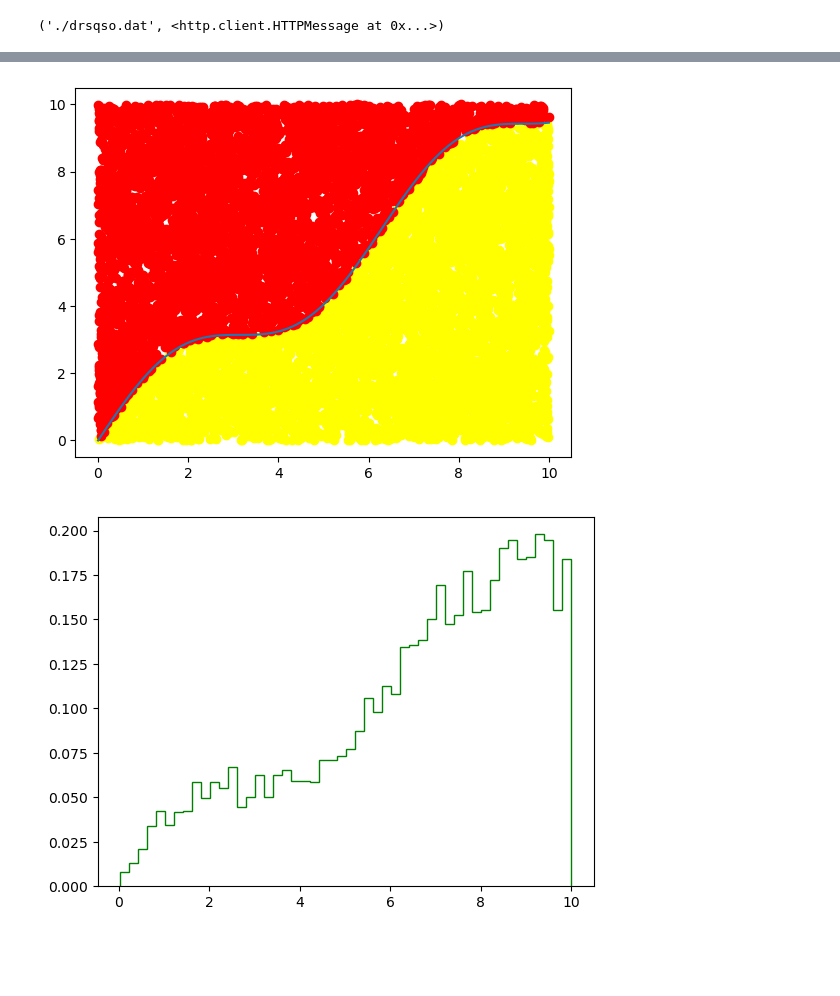
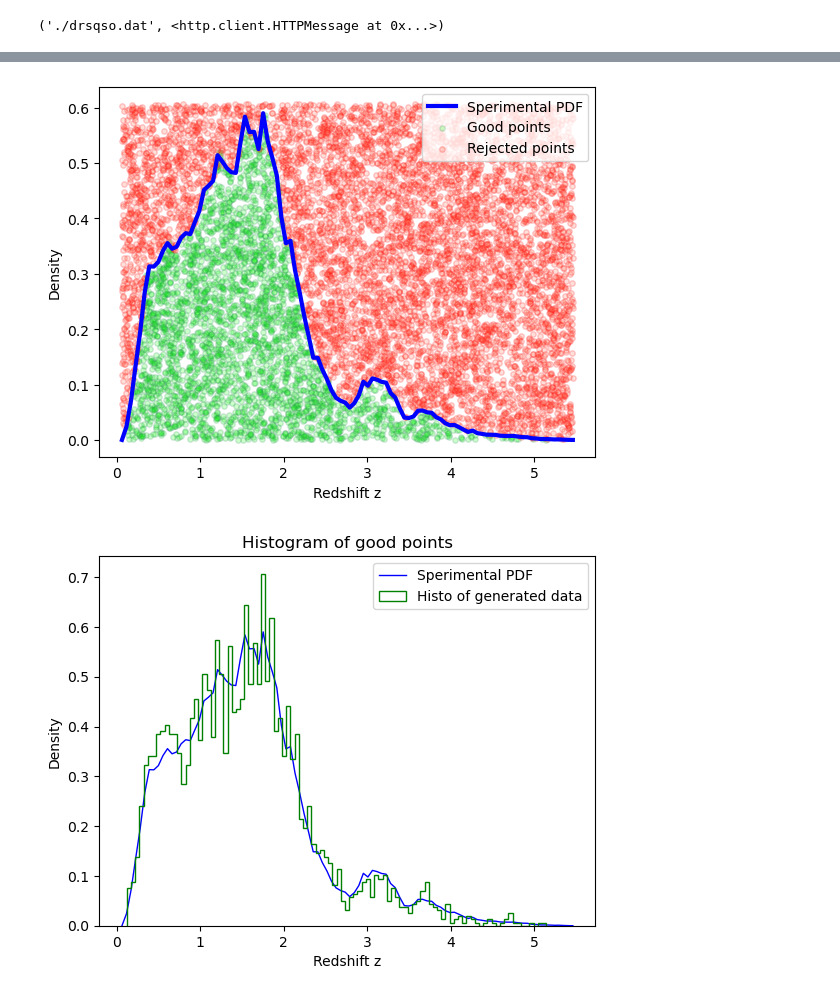
Before and after one commit to anna-tresoldi/astrostatistics_bicocca_2026, a Jupyter notebook: working/L04_quasars.ipynb, the cells around one changed output, grey strips where cells are left out. Drawn from its saved outputs; the diff is of its cells as text; code cells hidden in the pictures; blank space fills up the shorter version.

```diff
--- a/working/L04_quasars.ipynb
+++ b/working/L04_quasars.ipynb
@@ -78,26 +78,29 @@ KeyboardInterrupt:
-# %%
-f = lambda x: x+np.sin(x)  # pause and look at how great lambda functions are!
-
-N=10000
-
-xg = np.linspace(0,10,100)
-
-plt.plot(xg,f(xg))
-
-
-ymax = 10
-x = np.random.uniform(0,10,N)
-y = np.random.uniform(0,ymax,N)
-
-
-plt.scatter(x[y<f(x)],y[y<f(x)],c='yellow')
-plt.scatter(x[y>f(x)],y[y>f(x)],c='red')
-
-plt.show()
-goodpoints = x[y<f(x)]
-
-
-plt.hist(goodpoints,bins=50,density=True,histtype='step',color='green');
-# %% [output]
-[figure, removed]
-[figure, removed]
+# %%
+N=10000
+
+z_uni = np.linspace(np.min(z),np.max(z),100)
+
+plt.plot(z_uni,f_z(z_uni),  '-',  color='blue', label='Sperimental PDF', linewidth='3.')
+
+
+ymax = np.max(f_z(bin_centers))
+x = np.random.uniform(np.min(z),np.max(z),N)
+y = np.random.uniform(0,ymax,N)
+plt.scatter(x[y<f_z(x)],y[y<f_z(x)],c='lime', alpha=0.2, s=15., edgecolors='seagreen', label='Good points')
+plt.scatter(x[y>f_z(x)],y[y>f_z(x)],c='tomato', alpha=0.2, s=15., edgecolors='red', label='Rejected points')
+plt.xlabel('Redshift z')
+plt.ylabel('Density')
+plt.legend()
+plt.show()
+goodpoints = x[y<f_z(x)]
+
+plt.plot(z_uni,f_z(z_uni),  '-',  color='blue', label='Sperimental PDF', linewidth='1.')
+plt.hist(goodpoints,bins=100,density=True,histtype='step',color='green', label='Histo of generated data')
+plt.xlabel('Redshift z')
+plt.ylabel('Density')
+plt.title('Histogram of good points')
+plt.legend()
+plt.show()
+# %% [output]
+[figure, added]
+[figure, added]
```
Also changed, not shown: parts of 10 cells of this notebook.
